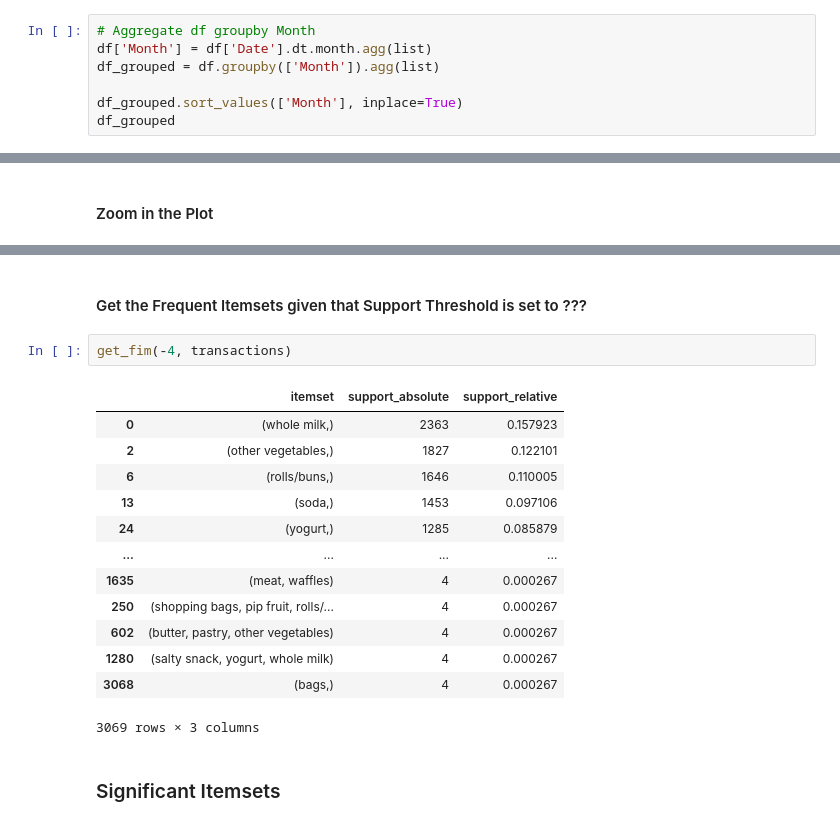
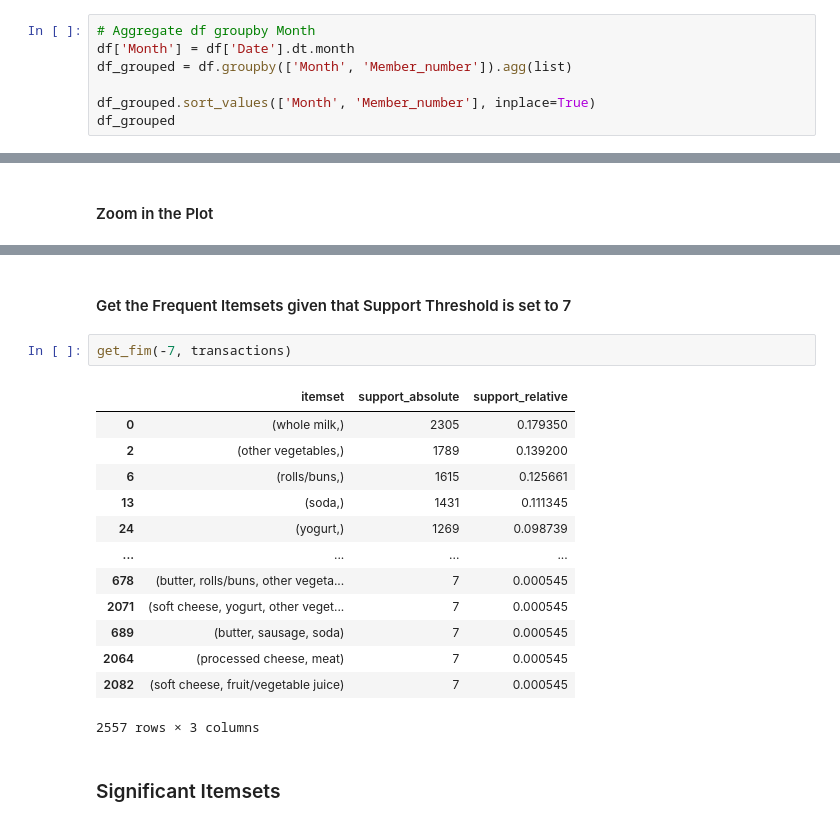
Before and after one commit to KyleCarlo/AssocRuleLearning, a Jupyter notebook: GroceriesDataset.ipynb, the cells around one changed output, grey strips where cells are left out. Saved outputs shown, nothing was run; the diff lists cells and outputs as text.

```diff
--- a/GroceriesDataset.ipynb
+++ b/GroceriesDataset.ipynb
@@ -344,9 +331,9 @@ df_interesting
 To calculate the associaton rules and find the significant/interesting items in the dataset according to `Month` from `Date`
 # %%
 # Aggregate df groupby Month
-df['Month'] = df['Date'].dt.month.agg(list)
-df_grouped = df.groupby(['Month']).agg(list)
+df['Month'] = df['Date'].dt.month
+df_grouped = df.groupby(['Month', 'Member_number']).agg(list)
 
-df_grouped.sort_values(['Month'], inplace=True)
+df_grouped.sort_values(['Month', 'Member_number'], inplace=True)
 df_grouped
 # %% [output]
@@ -431,21 +420,21 @@ plt.show()
 # %% [markdown]
-#### Get the Frequent Itemsets given that Support Threshold is set to ???
+#### Get the Frequent Itemsets given that Support Threshold is set to 7
 # %%
-get_fim(-4, transactions)
+get_fim(-7, transactions)
 # %% [output]
 |  | itemset | support_absolute | support_relative |
-| 0 | (whole milk,) | 2363 | 0.157923 |
-| 2 | (other vegetables,) | 1827 | 0.122101 |
-| 6 | (rolls/buns,) | 1646 | 0.110005 |
-| 13 | (soda,) | 1453 | 0.097106 |
-| 24 | (yogurt,) | 1285 | 0.085879 |
+| 0 | (whole milk,) | 2305 | 0.179350 |
+| 2 | (other vegetables,) | 1789 | 0.139200 |
+| 6 | (rolls/buns,) | 1615 | 0.125661 |
+| 13 | (soda,) | 1431 | 0.111345 |
+| 24 | (yogurt,) | 1269 | 0.098739 |
 | ... | ... | ... | ... |
-| 1635 | (meat, waffles) | 4 | 0.000267 |
-| 250 | (shopping bags, pip fruit, rolls/... | 4 | 0.000267 |
-| 602 | (butter, pastry, other vegetables) | 4 | 0.000267 |
-| 1280 | (salty snack, yogurt, whole milk) | 4 | 0.000267 |
-| 3068 | (bags,) | 4 | 0.000267 |
+| 678 | (butter, rolls/buns, other vegeta... | 7 | 0.000545 |
+| 2071 | (soft cheese, yogurt, other veget... | 7 | 0.000545 |
+| 689 | (butter, sausage, soda) | 7 | 0.000545 |
+| 2064 | (processed cheese, meat) | 7 | 0.000545 |
+| 2082 | (soft cheese, fruit/vegetable juice) | 7 | 0.000545 |
-3069 rows × 3 columns
+2557 rows × 3 columns
 # %% [markdown]
 ### Significant Itemsets
 # %%
```
Also changed, not shown: parts of 12 cells of this notebook.
